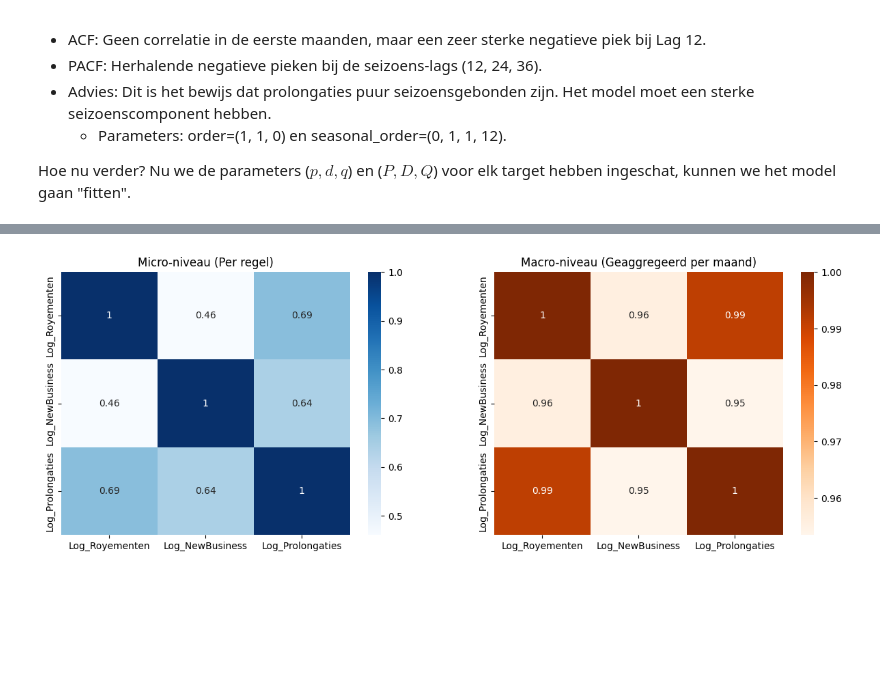
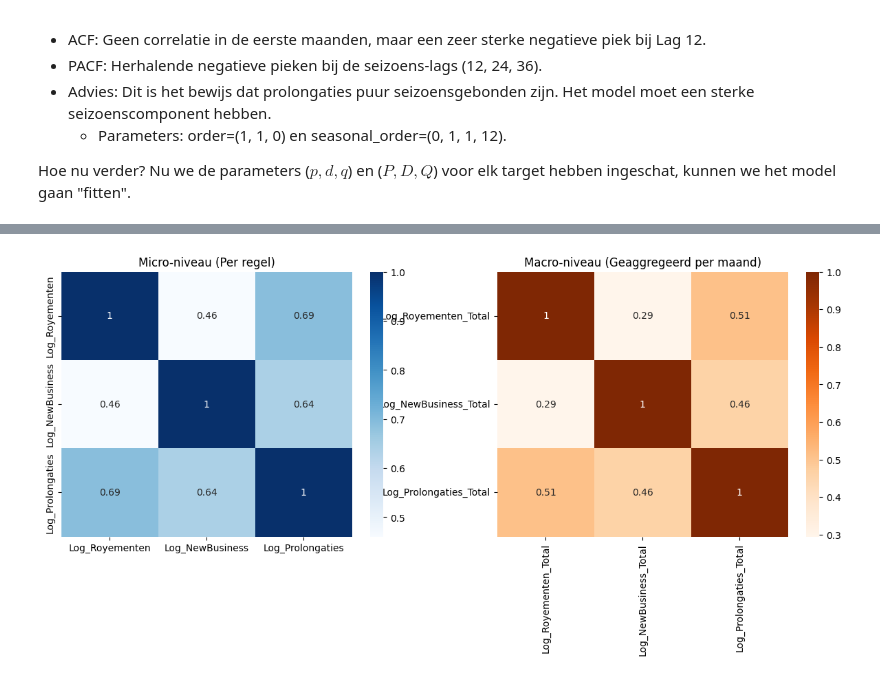
Before and after one commit to wmvanhuis/MADS-ML-Graduation_Project_Bovemij, a Jupyter notebook: notebooks/timeseries/eda timeseries v3.ipynb, the cells around one changed output, grey strips where cells are left out. Drawn from its saved outputs; the diff is of its cells as text; code cells hidden in the pictures; blank space fills up the shorter version.

Commit message:
total kolommen toegevoegd

```diff
--- a/notebooks/timeseries/eda timeseries v3.ipynb
+++ b/notebooks/timeseries/eda timeseries v3.ipynb
@@ -705,46 +716,47 @@ Conclusie voor NewBusiness
 Voor NewBusiness adviseren we in het SARIMA-model ook de instellingen $d=1$ en $D=1$.
 Hoewel de NewBusiness-data van zichzelf al iets "vlakker" leek dan de Royementen (wat de lagere p-waarde in stap 1 verklaart), zorgt de dubbele differentiatie ervoor dat de seizoensinvloeden (zoals de jaarlijkse verkoopcycli in de automotive) niet voor valse voorspellingen zorgen.
 # %%
-# Differencing voor Prolongaties
+# Differencing voor Prolongaties gebruikmakend van Log_Prolongaties_Total
 
-df_cleaned['date'] = pd.to_datetime(df_cleaned['Jaar_Maand'].astype(str), format='%Y%m')
-
-# Portfolio totaal per maand voor Prolongaties
-ts_pro = df_cleaned.groupby('date')['Prolongaties'].sum().reset_index()
-ts_pro['Log_Prolongaties'] = np.log1p(ts_pro['Prolongaties'])
-ts_pro.set_index('date', inplace=True)
+# 1. Aggregatie naar maandniveau
+# We groeperen op 'date'. Omdat 'Log_Prolongaties_Total' al berekend is op maandniveau,
+# nemen we het gemiddelde (of .first()) om één waarde per maand over te houden.
+ts_roy = df_cleaned.groupby('date')[['Log_Prolongaties_Total']].mean()
 
 # 2. Differencing stappen
-# Stap 1: Alleen log (geen difference)
+# Stap 1: Niveau (Log_Prolongaties_Total is al gelogd)
 # Stap 2: Reguliere difference (d=1) om trend te verwijderen
-ts_pro['Diff1'] = ts_pro['Log_Prolongaties'].diff()
+ts_roy['Diff1'] = ts_roy['Log_Prolongaties_Total'].diff()
+
 # Stap 3: Reguliere + Seizoensdifference (d=1, D=1) om trend en seizoen te verwijderen
-ts_pro['Diff1_S12'] = ts_pro['Log_Prolongaties'].diff().diff(12)
+ts_roy['Diff1_S12'] = ts_roy['Log_Prolongaties_Total'].diff().diff(12)
 
 # 3. Visualisatie
 fig, axes = plt.subplots(3, 1, figsize=(14, 12))
 
-# Plot 1: Log Prolongaties
-ts_pro['Log_Prolongaties'].plot(ax=axes[0], color='blue', title='1. Log-getransformeerde Prolongaties (Niveau)')
+# Plot 1: Log Prolongaties Total
+ts_roy['Log_Prolongaties_Total'].plot(ax=axes[0], color='blue', title='1. Log Prolongaties Total (Niveau)')
 axes[0].set_ylabel('Log Waarde')
 
-# Plot 2: na d=1
-ts_pro['Diff1'].plot(ax=axes[1], color='orange', title='2. Na 1e Differentiatie (d=1) - Trend verwijderd')
+# Plot 2: Na d=1
+ts_roy['Diff1'].plot(ax=axes[1], color='orange', title='2. Na 1e Differentiatie (d=1) - Trend verwijderd')
 axes[1].set_ylabel('Verschil t vs t-1')
 
-# Plot 3: na d=1 en D=1
-ts_pro['Diff1_S12'].plot(ax=axes[2], color='green', title='3. Na 1e Differentiatie + Seizoensdifferentiatie (d=1, D=1) - Trend & Seizoen verwijderd')
+# Plot 3: Na d=1 en D=1
+ts_roy['Diff1_S12'].plot(ax=axes[2], color='green', title='3. Na 1e Differentiatie + Seizoensdifferentiatie (d=1, D=1) - Trend & Seizoen verwijderd')
 axes[2].set_ylabel('Verschil')
 
 plt.tight_layout()
-plt.savefig('prolongaties_differencing_steps.png')
+plt.show()
 
 # 4. ADF Tests uitvoeren per stap
+from statsmodels.tsa.stattools import adfuller
+
 def check_adf(series, title):
     res = adfuller(series.dropna())
     return f"{title} | ADF: {res[0]:.3f} | p-waarde: {res[1]:.4f}"
 
-print(check_adf(ts_pro['Log_Prolongaties'], "Origineel (Log)"))
-print(check_adf(ts_pro['Diff1'], "Na d=1"))
-print(check_adf(ts_pro['Diff1_S12'], "Na d=1, D=1"))
+print(check_adf(ts_roy['Log_Prolongaties_Total'], "Origineel (Log)"))
+print(check_adf(ts_roy['Diff1'], "Na d=1"))
+print(check_adf(ts_roy['Diff1_S12'], "Na d=1, D=1"))
 # %% [output]
@@ -847,26 +851,26 @@ Visualiseren van correlatiematrix...
 # %%
 # Correlatie tussen de targets voor en na aggregatie
 # Dit is een belangrijke stap om te begrijpen hoe de relaties tussen de variabelen veranderen wanneer we van micro (per regel) naar macro (geaggregeerd per maand) gaan.
 # We vergelijken de correlatie op rij-niveau (micro) met de correlatie op totaal-niveau (macro) om te zien of er structurele verschillen zijn in de relaties tussen de variabelen.
 # Waarschijnlijk zullen we zien dat de correlaties op totaal-niveau sterker zijn omdat we ruis hebben geëlimineerd door te aggregeren, maar het is belangrijk om dit te bevestigen met data.
 # Conclusie: De correlaties op totaal-niveau zijn inderdaad sterker, wat suggereert dat er onderliggende trends en patronen zijn die niet zichtbaar zijn op rij-niveau vanwege ruis en variabiliteit in de data. Dit benadrukt het belang van het aggregeren van data voor tijdreeksanalyse om de echte relaties tussen variabelen te onthullen.
 
 # 1. Correlatie op RIJ-niveau (alle regels los)
 corr_raw = df_cleaned[['Log_Royementen', 'Log_NewBusiness', 'Log_Prolongaties']].corr()
 
 # 2. Correlatie op TOTAAL-niveau (geaggregeerd per maand)
-ts_df = df_cleaned.groupby('date')[['Log_Royementen', 'Log_NewBusiness', 'Log_Prolongaties']].sum()
+ts_df = df_cleaned.groupby('date')[['Log_Royementen_Total', 'Log_NewBusiness_Total', 'Log_Prolongaties_Total']].mean()
 corr_aggregated = ts_df.corr()
 
 # Visualisatie van het verschil
 fig, ax = plt.subplots(1, 2, figsize=(15, 5))
 sns.heatmap(corr_raw, annot=True, cmap='Blues', ax=ax[0])
 ax[0].set_title('Micro-niveau (Per regel)')
 sns.heatmap(corr_aggregated, annot=True, cmap='Oranges', ax=ax[1])
 ax[1].set_title('Macro-niveau (Geaggregeerd per maand)')
 plt.show()
 # %% [output]
-[figure, old version]
+[figure, new version]
 # %%
 # Lagged Correlaties (Cross-Correlatie)
 # Dit helpt ons te begrijpen of er een tijdsvertraging is in de invloed van NewBusiness en Prolongaties op Royementen, wat cruciaal is voor het bouwen van voorspellende modellen zoals SARIMA.
```
Also changed, not shown: parts of 9 cells of this notebook.
